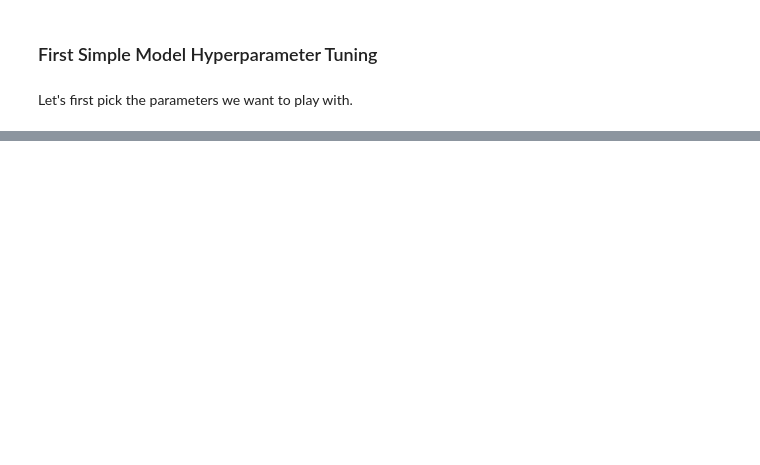
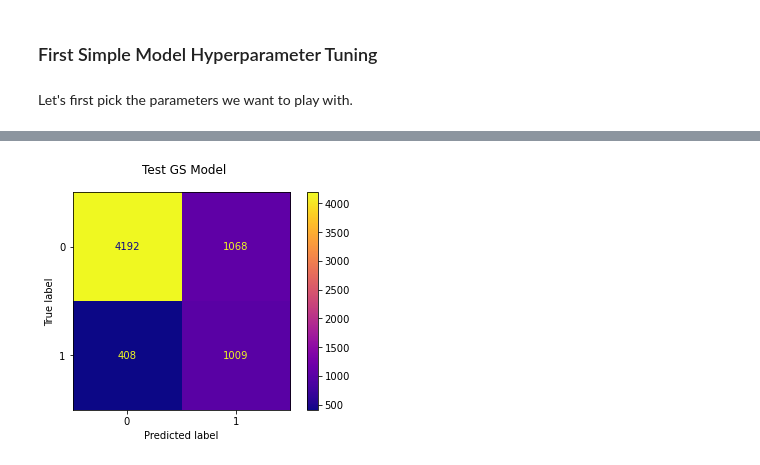
Before and after one commit to rachelhgoldstein/H1N1-Flu-Vaccines, a Jupyter notebook: Code/Model Analysis.ipynb, the cells around one changed output, grey strips where cells are left out. Saved outputs shown, nothing was run; the diff lists cells and outputs as text; code cells hidden in the pictures; blank space fills up the shorter version.

```diff
--- a/Code/Model Analysis.ipynb
+++ b/Code/Model Analysis.ipynb
@@ -799,0 +659,20 @@ plot_roc_curve(gs_best, X_train, y_train);
+# %%
+# for imputer strategy, I think most_frequent makes the most sense since the numericals are all binary/ordinal
+# probably also makes the most sense for categorical
+# I didn't specify anything for the logistic regression model, so let's tweak a few of those
+# and try to solve the convergence warning I've been getting.
+
+fsm_params = {
+    'fsm__solver' : ['liblinear', 'lbfgs'],
+    'fsm__max_iter': [10, 100,1000,10_000],
+    'fsm__C' : [0.0001, 0.001, 0.01, 0.1, 1],
+    'fsm__tol' : [0.0001, 0.001, 0.01, 0.1]
+}
+# %%
+# start the grid search process
+fsm_gs = GridSearchCV(
+    estimator = fsm_pipe,
+    param_grid = fsm_params,
+    cv = 5,
+    verbose = 1
+)
@@ -799,0 +682,2 @@ plot_roc_curve(gs_best, X_train, y_train);
+# %%
+fsm_gs.fit(X_train, y_train)
@@ -799,0 +780,3 @@ plot_roc_curve(gs_best, X_train, y_train);
+# %%
+# save the best estimator as fsm_best_pipe
+fsm_best_pipe = fsm_gs.best_estimator_
@@ -799,0 +828,7 @@ plot_roc_curve(gs_best, X_train, y_train);
+# %%
+# test confusion matrix
+fig, ax = plt.subplots()
+fig.suptitle('Test GS Model')
+plot_confusion_matrix(fsm_best_pipe, X_test, y_test, ax=ax, cmap='plasma');
+# %% [output]
+[figure, added]
```
Also changed, not shown: parts of 208 cells of this notebook.
